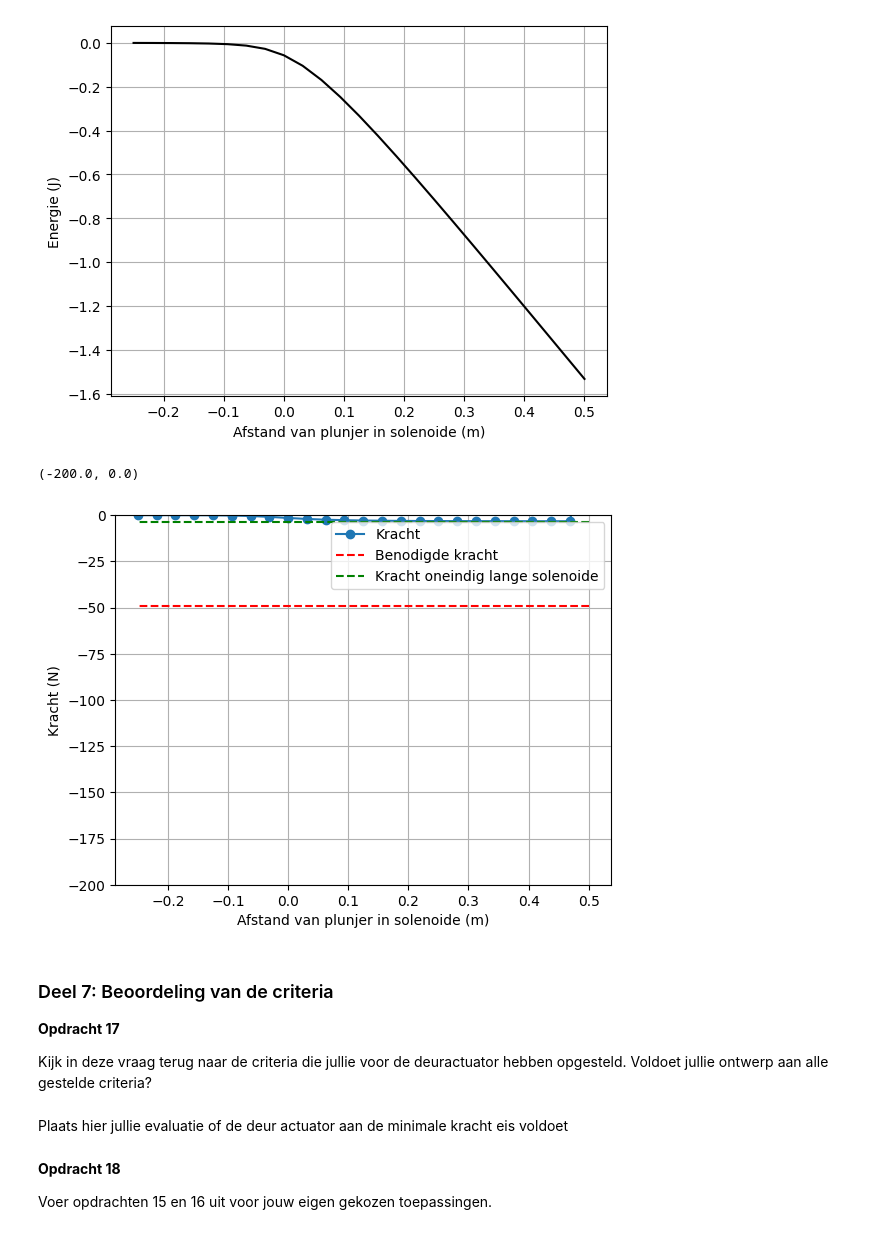
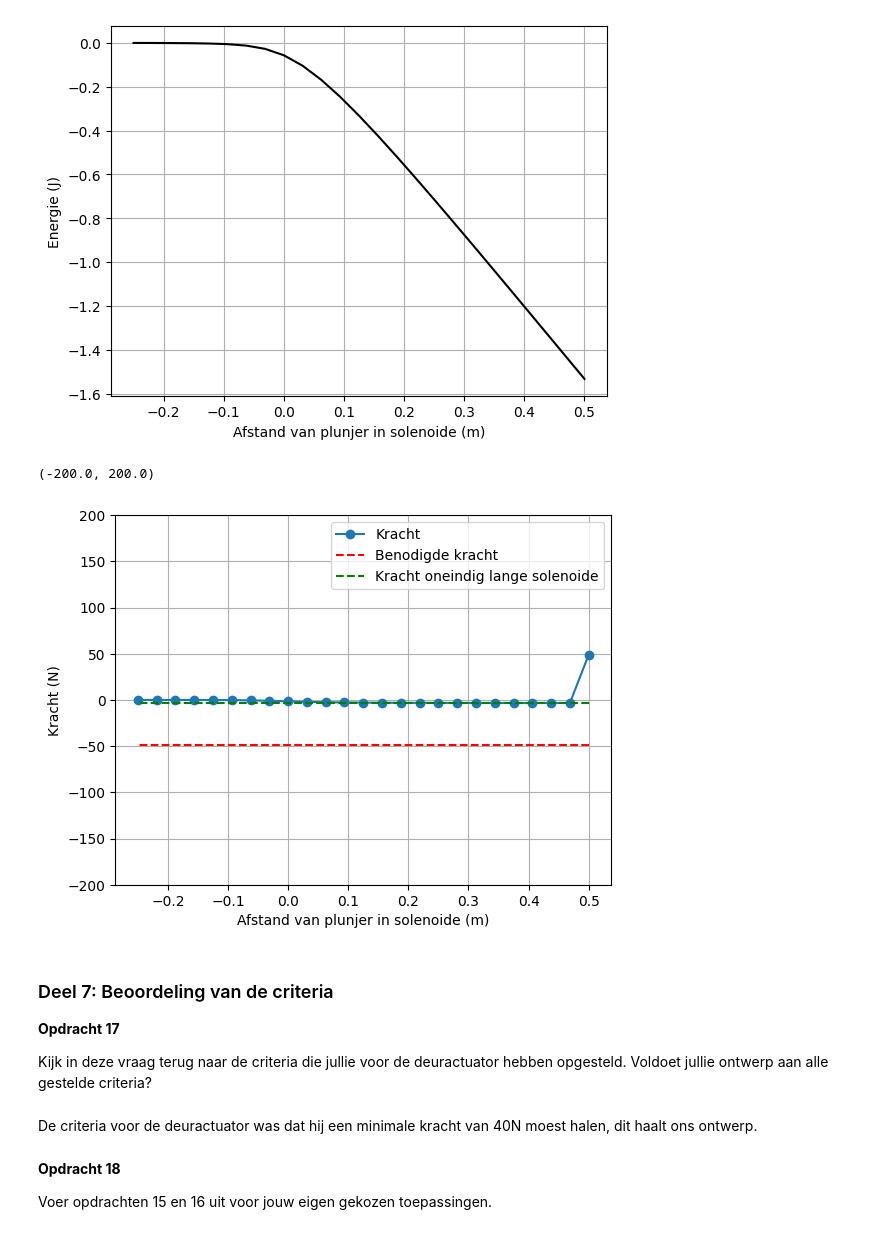
Before and after one commit to sjiemen/DEF_opdrachten_fork, a Jupyter notebook: DigitaleOntwerpopdrachten/2KrachtactuatorOpdracht/KrachtactuatorOpdracht.ipynb, the cells around one changed output. Drawn from its saved outputs; the diff is of its cells as text; code cells hidden in the pictures.

```diff
--- a/DigitaleOntwerpopdrachten/2KrachtactuatorOpdracht/KrachtactuatorOpdracht.ipynb
+++ b/DigitaleOntwerpopdrachten/2KrachtactuatorOpdracht/KrachtactuatorOpdracht.ipynb
@@ -526,23 +526,23 @@ plt.xlabel('Afstand van plunjer in solenoide (m)'), plt.ylabel('Energie (J)'), p
 # %%
 force_analytical = -mu_0*mu_r * np.pi * r_sol**2 * N**2 * I**2 / 2 /L_sol**2 # Kracht uitrekenen numeriek
 force_numerical = np.diff(Wz, n=1, append=[0])/(z_ax[1] - z_ax[0]) # Kracht uitrekenen
 
 # Plotting the results
 plt.plot(L_sol/2 - z_ax, np.flipud(force_numerical), '-o', label='Kracht')
 plt.plot(L_sol/2 - z_ax, (-5*9.8)*np.ones(n_ax), '--r', label='Benodigde kracht')
 plt.plot(L_sol/2 - z_ax, force_analytical*np.ones(n_ax), '--g', label='Kracht oneindig lange solenoide')
 plt.xlabel('Afstand van plunjer in solenoide (m)'), plt.ylabel('Kracht (N)'), plt.grid(), plt.legend()
-plt.ylim([-200, 0])
+plt.ylim([-200, 200])
 # %% [output]
-(-200.0, 0.0)
+(-200.0, 200.0)
-[figure, old version]
+[figure, new version]
 # %% [markdown]
 ### Deel 7: Beoordeling van de criteria
 **Opdracht 17**
 
 Kijk in deze vraag terug naar de criteria die jullie voor de deuractuator hebben opgesteld. Voldoet jullie ontwerp aan alle gestelde criteria?
 # %% [markdown]
-Plaats hier jullie evaluatie of de deur actuator aan de minimale kracht eis voldoet
+De criteria voor de deuractuator was dat hij een minimale kracht van 40N moest halen, dit haalt ons ontwerp.
 # %% [markdown]
 **Opdracht 18**
 
```
Also changed, not shown: parts of 2 cells of this notebook.
